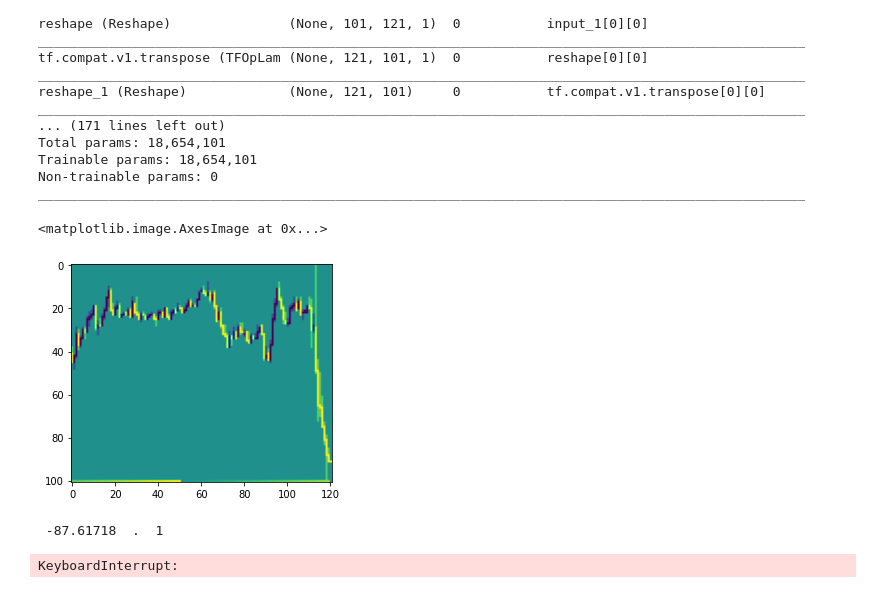
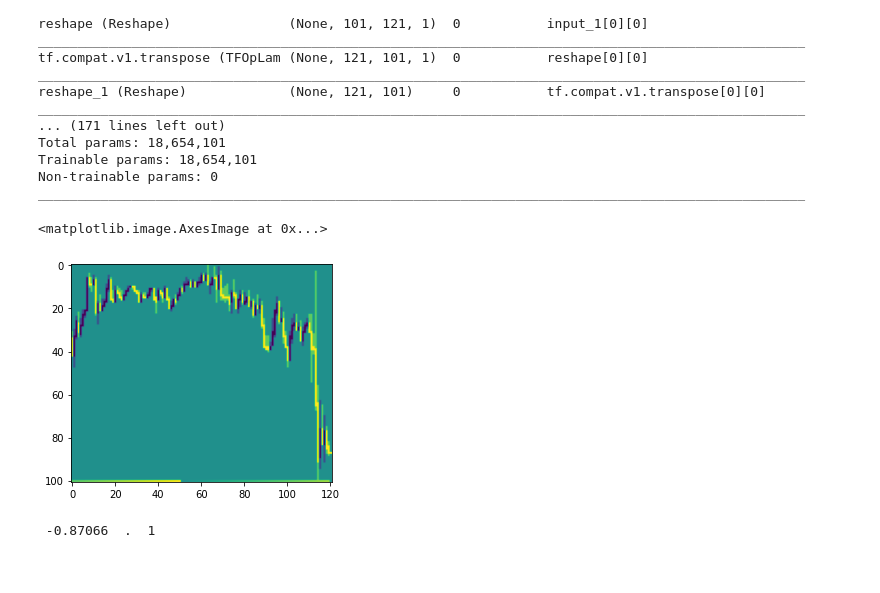
Before and after one commit to dercodeKoenig/ipda_vs_dqn_m5, a Jupyter notebook: tx_5/test.ipynb, the cells around one changed output. Drawn from its saved outputs; the diff is of its cells as text; code cells hidden in the pictures.

```diff
--- a/tx_5/test.ipynb
+++ b/tx_5/test.ipynb
@@ -452,13 +452,13 @@ def plot_eq(eq_list):
     cv2.imshow("equity", canvas)
     cv2.waitKey(1)
 # %%
-candles = get_prices("GBPUSD", mt5.TIMEFRAME_M5, 90000)
+candles = get_prices("EURUSD", mt5.TIMEFRAME_M5, 90000)
 tm = timeframe_manager(candles)
 m5,m15,h1,h4,d1 = tm.get_next_sample_candles()
 plt.imshow(tm.to_model_input(m15))
 # %% [output]
 <matplotlib.image.AxesImage at 0x...>
-[figure, old version]
+[figure, new version]
 # %%
 pos_size = 0.05 * 100000
 comm = 8/100000
@@ -567,8 +567,7 @@ plt.show()
 plt.plot(eq_list)
 plt.show()
 # %% [output]
- -87.61718  .  1
+ -0.87066  .  1
-KeyboardInterrupt:
 # %%
 inp = [m5i,m15i, h1i, h4i, d1i, np.array(current_position).reshape(1,1)]
 
```
Also changed, not shown: 16 other files.
